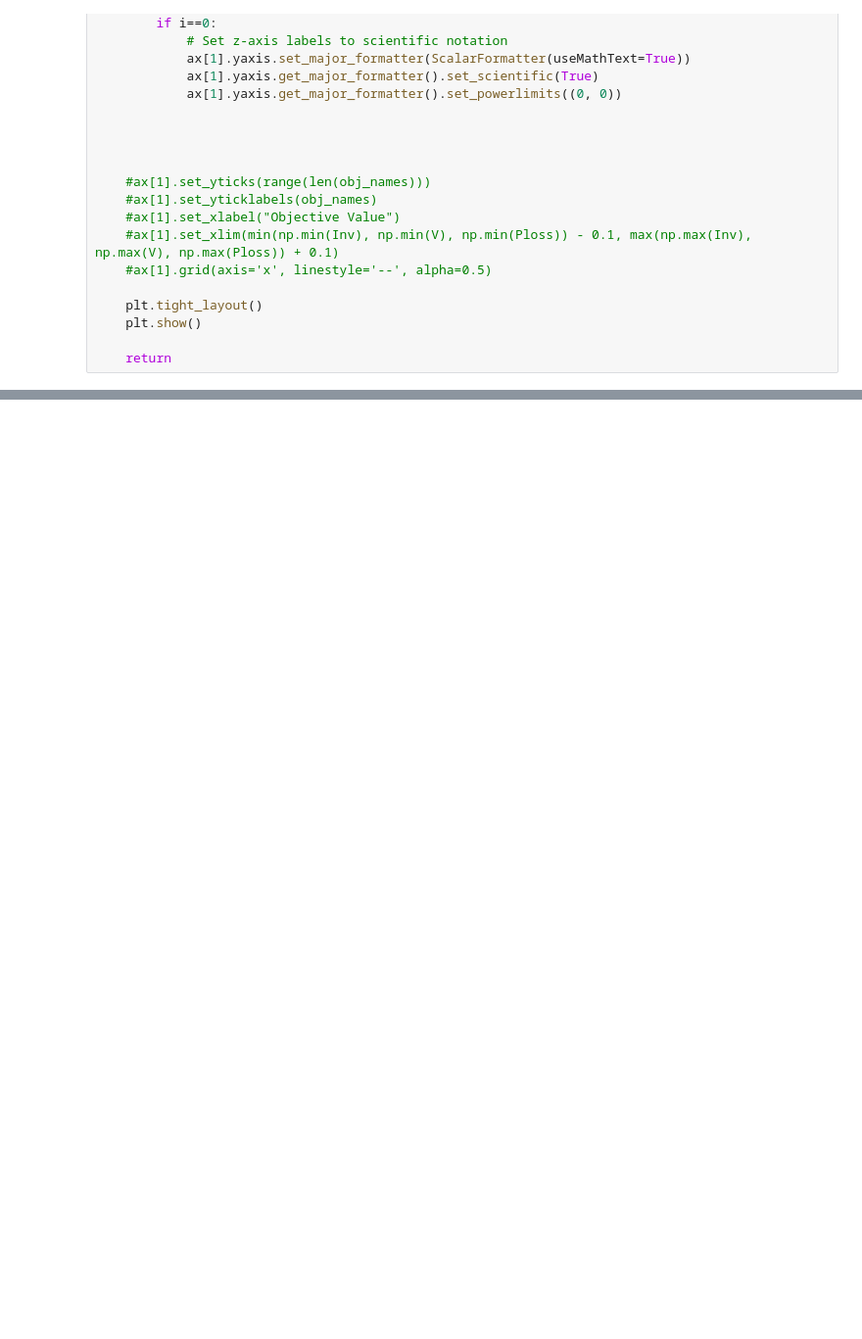
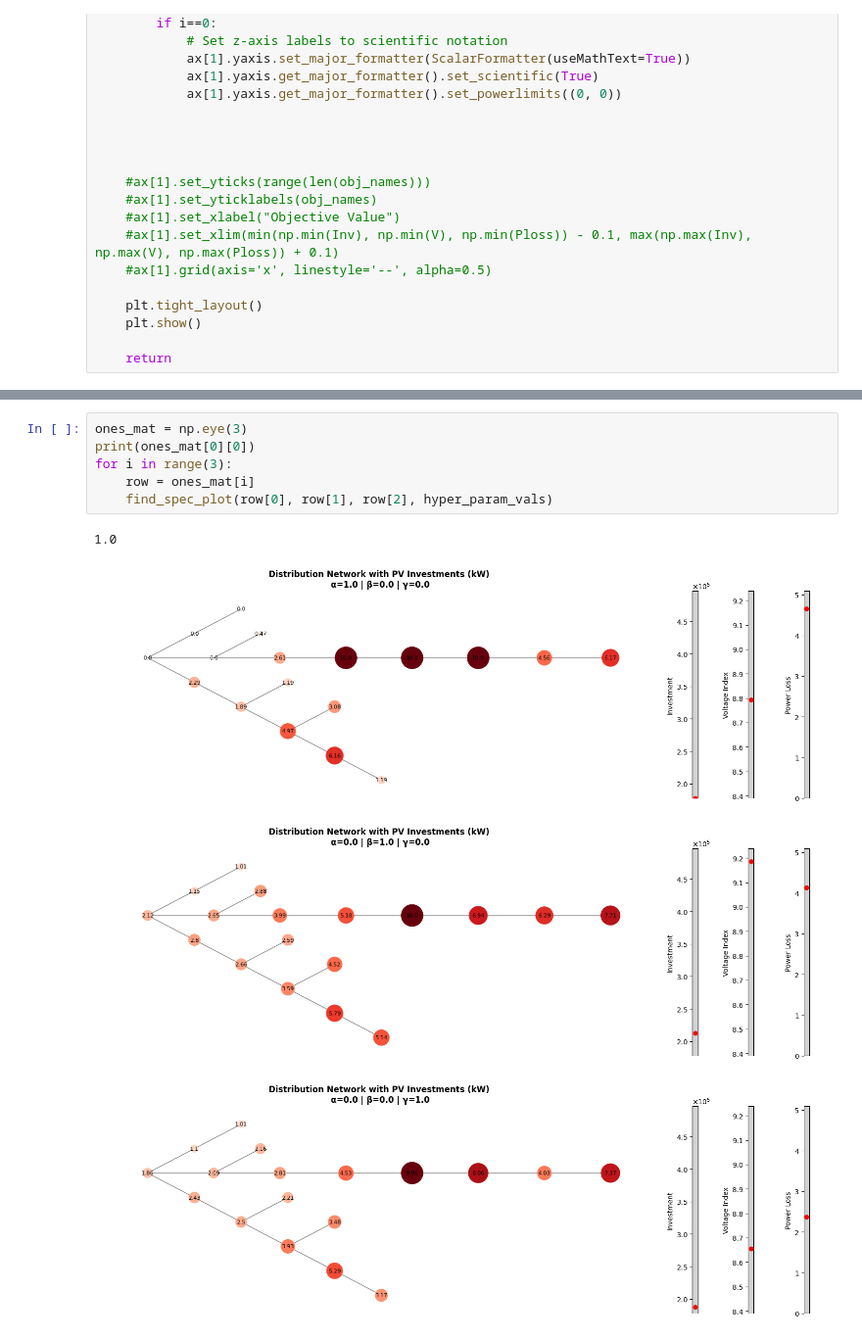
Before and after one commit to malo-lahogue/Optimization_Methods_Project, a Jupyter notebook: visualization.ipynb, the cells around one changed output, grey strips where cells are left out. Shown at 98% size. Saved outputs shown, nothing was run; the diff lists cells and outputs as text; blank space fills up the shorter version.

```diff
--- a/visualization.ipynb
+++ b/visualization.ipynb
@@ -528,0 +626,11 @@ plot_network_bars(1)
+# %%
+ones_mat = np.eye(3)
+print(ones_mat[0][0])
+for i in range(3):
+    row = ones_mat[i]
+    find_spec_plot(row[0], row[1], row[2], hyper_param_vals)
+# %% [output]
+1.0
+[figure, added]
+[figure, added]
+[figure, added]
```
Also changed, not shown: parts of 10 cells of this notebook.
